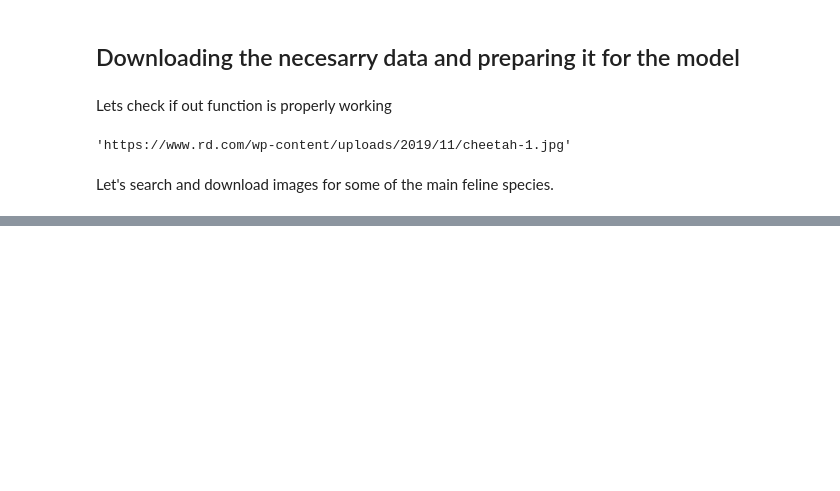
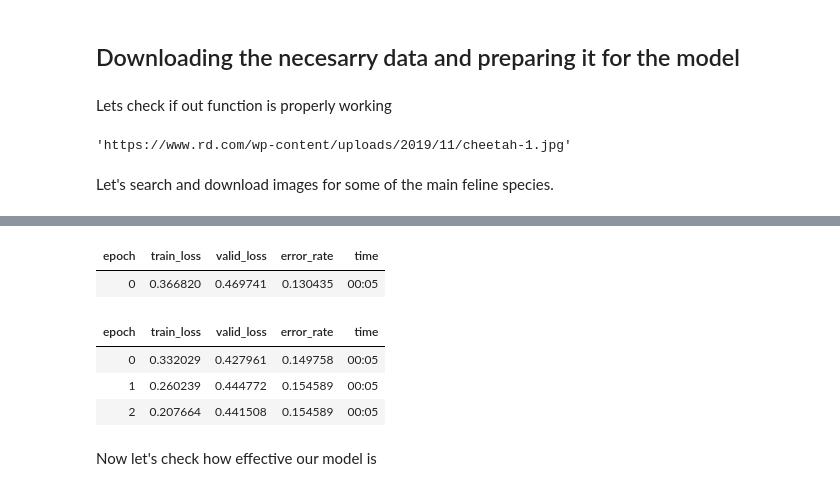
Before and after one commit to JuanHaunted/feline_classificator, a Jupyter notebook: main.ipynb, the cells around one changed output, grey strips where cells are left out. Cells and saved outputs as stored; diff of their text form; code cells hidden in the pictures; blank space fills up the shorter version.

```diff
--- a/main.ipynb
+++ b/main.ipynb
@@ -33,0 +104,11 @@ for feline in felines:
+# %%
+learn.fine_tune(3, 3e-3)
+# %% [output]
+| epoch | train_loss | valid_loss | error_rate | time |
+| 0 | 0.366820 | 0.469741 | 0.130435 | 00:05 |
+| epoch | train_loss | valid_loss | error_rate | time |
+| 0 | 0.332029 | 0.427961 | 0.149758 | 00:05 |
+| 1 | 0.260239 | 0.444772 | 0.154589 | 00:05 |
+| 2 | 0.207664 | 0.441508 | 0.154589 | 00:05 |
+# %% [markdown]
+Now let's check how effective our model is
```
Also changed, not shown: parts of 15 cells of this notebook, 16 other files.
